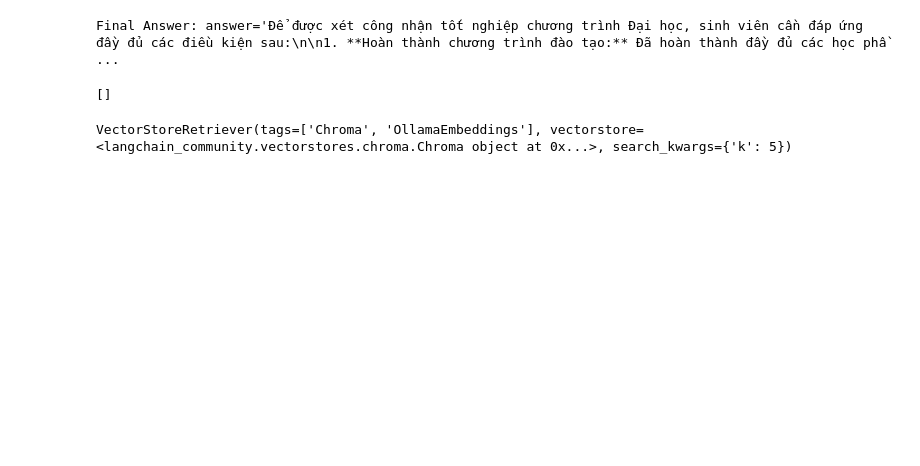
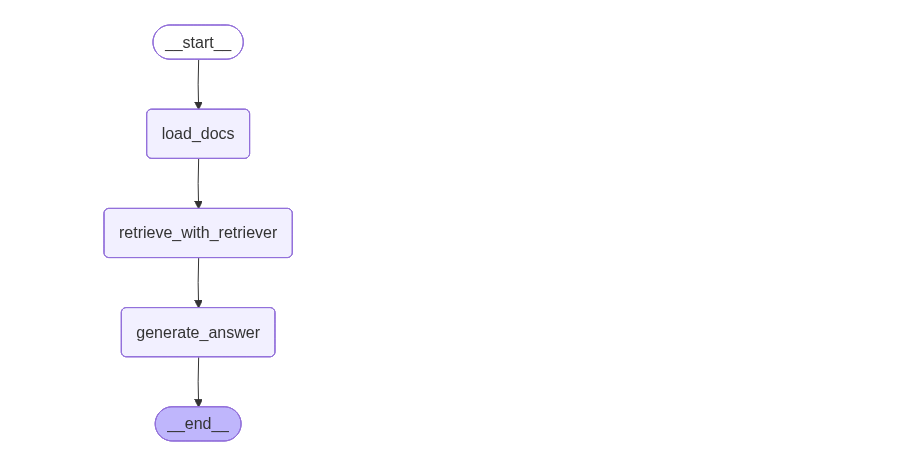
Before and after one commit to Bonkaaa/university-chatbot, a Jupyter notebook: testing.ipynb, the cells around one changed output. Cells and saved outputs as stored; diff of their text form; code cells hidden in the pictures; blank space fills up the shorter version.

```diff
--- a/testing.ipynb
+++ b/testing.ipynb
@@ -12,67 +4,12 @@ display(Image(agent_graph.get_graph().draw_mermaid_png()))
-# %%
-from langchain_core.messages import AnyMessage
-from langgraph.graph import add_messages
-
-from typing_extensions import TypedDict, Annotated, Any, List
-from langchain_core.documents import Document
-
-class State(TypedDict):
-    messages: Annotated[List[AnyMessage], add_messages]
-
-    query: str
-    queries: List[str]
-    path_to_docs: str
-
-    chunk_size: int
-    chunk_overlap: int
-
-    embed_model: str
-    main_model: str
-    llm: Any
-
-    top_k_docs: int
-    top_k_queries: int
-
-    raw_docs: List[Document]
-    split_docs: List[Document]
-    retrieved_docs: str
-
-    final_answer: str
-
-init_state: State = {
-    "messages": [],
-
-    "query": "Điều kiện để được xét công nhận tốt nghiệp chuương trình Đại Học là gì?",
-    "queries": [],
-    "path_to_docs": "data/raw_documents",
-
-    "chunk_size": 500,
-    "chunk_overlap": 50,
-
-    "embed_model": "hf.co/CompendiumLabs/bge-m3-gguf",
-    "main_model": "xiaomi/mimo-v2-pro",
-
-    "top_k_docs": 5,
-    "top_k_queries": 5,
-
-    "raw_docs": [],
-    "split_docs": [],
-    "retrieved_docs": "",
-
-    "final_answer": "",
-}
-
-graph = create_agent_graph()
-final_state = graph.invoke(init_state)
-
-print(f"Final Answer: {final_state['final_answer']}")
-# %% [output]
-Final Answer: answer='Để được xét công nhận tốt nghiệp chương trình Đại học, sinh viên cần đáp ứng đầy đủ các điều kiện sau:\n\n1. **Hoàn thành chương trình đào tạo:** Đã hoàn thành đầy đủ các học phầ ...
-# %%
-final_state["queries"]
-# %% [output]
-[]
-# %%
-final_state["retriever"]
-# %% [output]
-VectorStoreRetriever(tags=['Chroma', 'OllamaEmbeddings'], vectorstore=<langchain_community.vectorstores.chroma.Chroma object at 0x...>, search_kwargs={'k': 5})
+# %%
+agent = RAGAgent(
+    conversation_db_path="data/conversation_db/conversation_db.json",
+    path_to_docs="data/raw_documents",
+    embed_model="hf.co/CompendiumLabs/bge-m3-gguf:latest",
+    main_model="xiaomi/mimo-v2-omni"
+)
+agent_graph = agent.builder.compile()
+
+display(Image(agent_graph.get_graph().draw_mermaid_png()))
+# %% [output]
+[figure, added]
```
Also changed, not shown: parts of 6 cells of this notebook, 10 other files.
